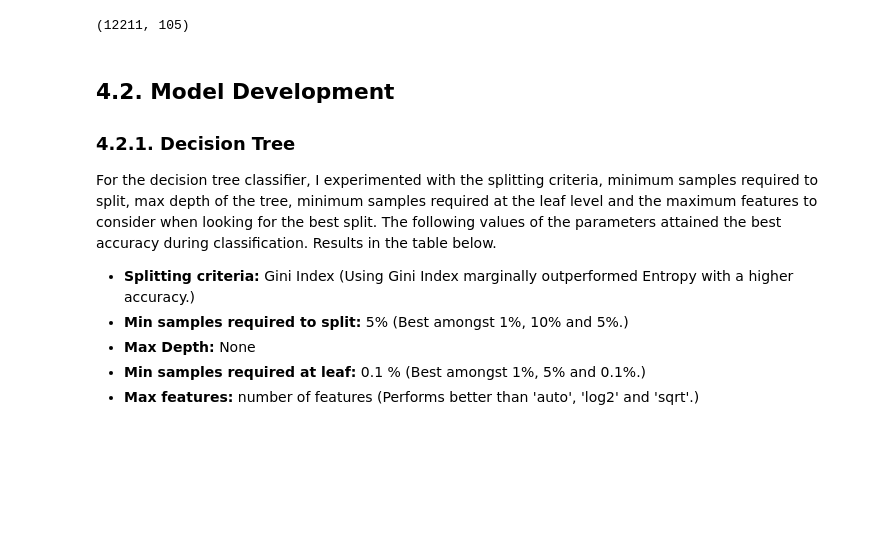
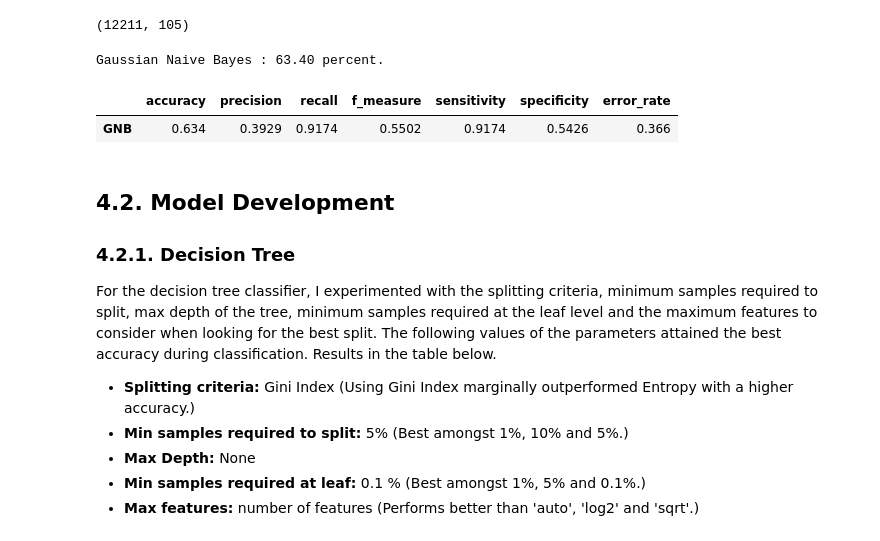
Before and after one commit to chiranjeevi-manike/IBM-Cognitiveclass.ai, a Jupyter notebook: Adult_Income_Analysis.ipynb, the cells around one changed output. Saved outputs shown, nothing was run; the diff lists cells and outputs as text; code cells hidden in the pictures; blank space fills up the shorter version.

```diff
--- a/Adult_Income_Analysis.ipynb
+++ b/Adult_Income_Analysis.ipynb
@@ -693,3 +676,21 @@ def model_eval(actual, pred):
+# %%
+#printmd('### 3.1.1. Model Development ')
+
+gaussian = GaussianNB()
+clf_gnb = gaussian.fit(train_data, train_label)
+# y_pred = gaussian.predict(X_test)
+clf_gnb_pred = clf_gnb.predict(test_data)
+GNB = model_eval(test_label, clf_gnb_pred)
+print('Gaussian Naive Bayes : %.2f percent.' % (round(GNB['accuracy']*100,2)))
+# %% [output]
+Gaussian Naive Bayes : 63.40 percent.
+# %%
+#printmd('### 3.1.2. Model Evaulation ')
+ovl_gnb = round(pd.DataFrame([GNB], index = ['GNB']),4)
+display(ovl_gnb)
+# %% [output]
+|  | accuracy | precision | recall | f_measure | sensitivity | specificity | error_rate |
+| GNB | 0.634 | 0.3929 | 0.9174 | 0.5502 | 0.9174 | 0.5426 | 0.366 |
 # %% [markdown]
 ## 4.2. Model Development
 ### 4.2.1. Decision Tree
```
Also changed, not shown: parts of 16 cells of this notebook.
